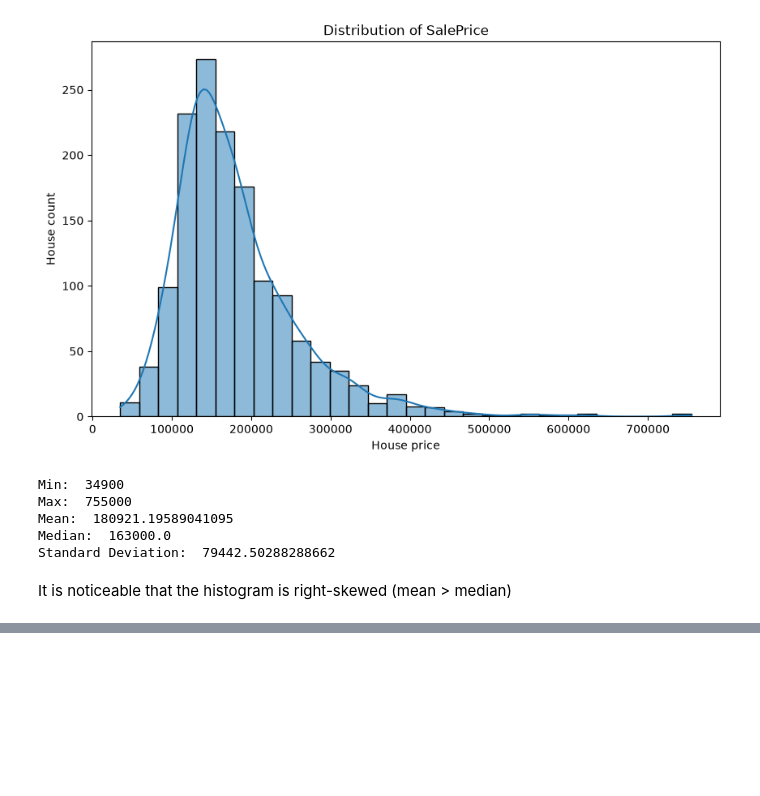
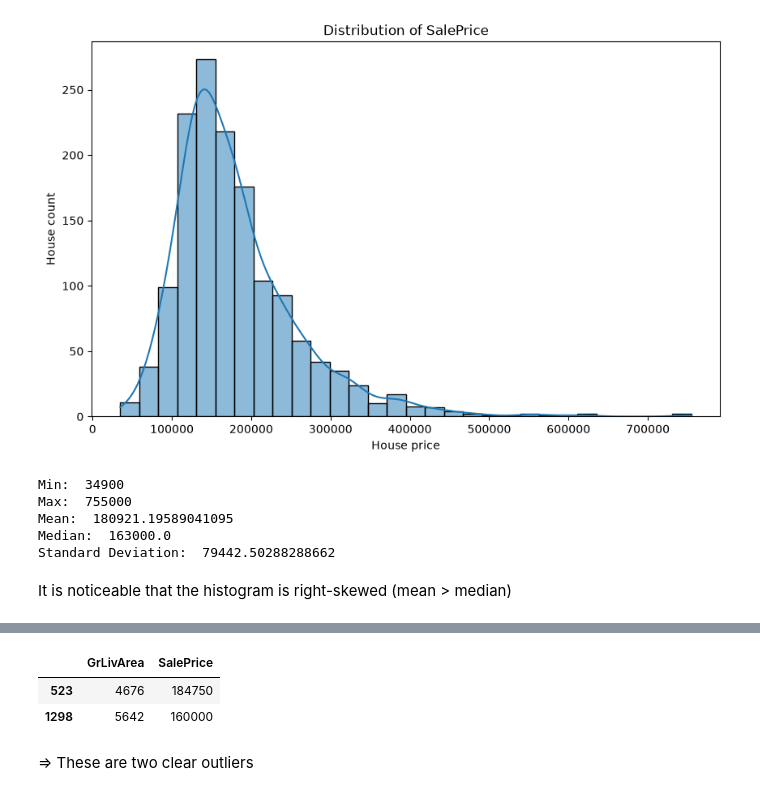
Before and after one commit to HoangThiThi199/Home_Pricre_Prediction, a Jupyter notebook: ml/notebooks/01_eda.ipynb, the cells around one changed output, grey strips where cells are left out. Saved outputs shown, nothing was run; the diff lists cells and outputs as text; code cells hidden in the pictures; blank space fills up the shorter version.

```diff
--- a/ml/notebooks/01_eda.ipynb
+++ b/ml/notebooks/01_eda.ipynb
@@ -76,0 +205,8 @@ It is noticeable that the histogram is right-skewed (mean > median)
+# %%
+df[(df['GrLivArea'] > 4000) & (df['SalePrice'] < 300000)][['GrLivArea', 'SalePrice']]
+# %% [output]
+|  | GrLivArea | SalePrice |
+| 523 | 4676 | 184750 |
+| 1298 | 5642 | 160000 |
+# %% [markdown]
+=> These are two clear outliers
```
Also changed, not shown: parts of 13 cells of this notebook.
